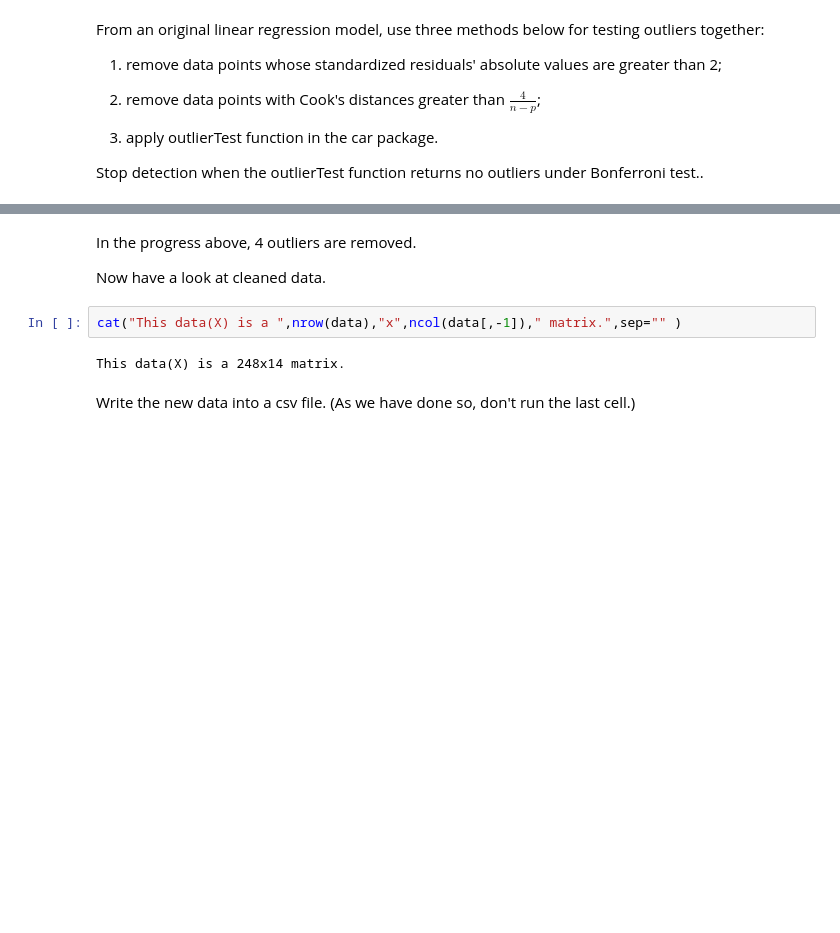
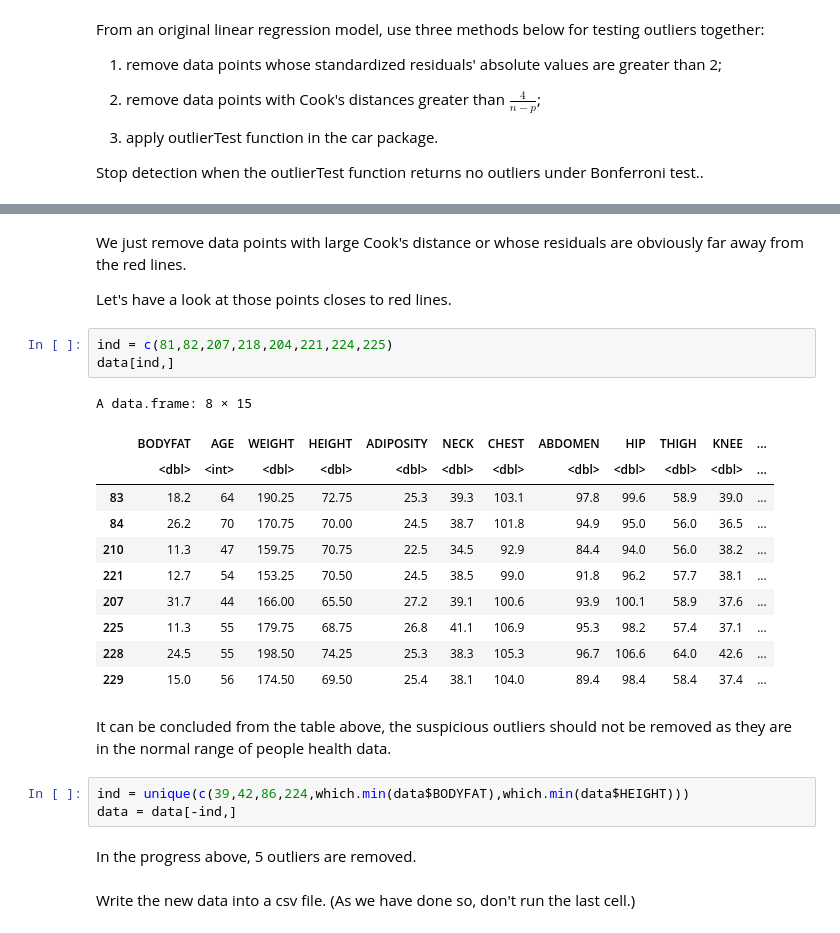
Before and after one commit to jwu424/628Module2, a Jupyter notebook: data cleaning.ipynb, the cells around one changed output, grey strips where cells are left out. Drawn from its saved outputs; the diff is of its cells as text; blank space fills up the shorter version.

```diff
--- a/data cleaning.ipynb
+++ b/data cleaning.ipynb
@@ -78,11 +99,29 @@ Largest |rstudent|:
+# %% [markdown]
+We just remove data points with large Cook's distance or whose residuals are obviously far away from the red lines.
+
+Let's have a look at those points closes to red lines.
+# %%
+ind = c(81,82,207,218,204,221,224,225)
+data[ind,]
+# %% [output]
+A data.frame: 8 × 15
+|  | BODYFAT | AGE | WEIGHT | HEIGHT | ADIPOSITY | NECK | CHEST | ABDOMEN | HIP | THIGH | KNEE | ... |
+|  | <dbl> | <int> | <dbl> | <dbl> | <dbl> | <dbl> | <dbl> | <dbl> | <dbl> | <dbl> | <dbl> | ... |
+| 83 | 18.2 | 64 | 190.25 | 72.75 | 25.3 | 39.3 | 103.1 | 97.8 | 99.6 | 58.9 | 39.0 | ... |
+| 84 | 26.2 | 70 | 170.75 | 70.00 | 24.5 | 38.7 | 101.8 | 94.9 | 95.0 | 56.0 | 36.5 | ... |
+| 210 | 11.3 | 47 | 159.75 | 70.75 | 22.5 | 34.5 | 92.9 | 84.4 | 94.0 | 56.0 | 38.2 | ... |
+| 221 | 12.7 | 54 | 153.25 | 70.50 | 24.5 | 38.5 | 99.0 | 91.8 | 96.2 | 57.7 | 38.1 | ... |
+| 207 | 31.7 | 44 | 166.00 | 65.50 | 27.2 | 39.1 | 100.6 | 93.9 | 100.1 | 58.9 | 37.6 | ... |
+| 225 | 11.3 | 55 | 179.75 | 68.75 | 26.8 | 41.1 | 106.9 | 95.3 | 98.2 | 57.4 | 37.1 | ... |
+| 228 | 24.5 | 55 | 198.50 | 74.25 | 25.3 | 38.3 | 105.3 | 96.7 | 106.6 | 64.0 | 42.6 | ... |
+| 229 | 15.0 | 56 | 174.50 | 69.50 | 25.4 | 38.1 | 104.0 | 89.4 | 98.4 | 58.4 | 37.4 | ... |
+# %% [markdown]
+It can be concluded from the table above, the suspicious outliers should not be removed as they are in the normal range of people health data.
+# %%
+ind = unique(c(39,42,86,224,which.min(data$BODYFAT),which.min(data$HEIGHT)))
+data = data[-ind,]
 # %% [markdown]
-In the progress above, 4 outliers are removed.
-
-Now have a look at cleaned data.
+In the progress above, 5 outliers are removed.
-# %%
-cat("This data(X) is a ",nrow(data),"x",ncol(data[,-1])," matrix.",sep="" )
-# %% [output]
-This data(X) is a 248x14 matrix.
 # %% [markdown]
 Write the new data into a csv file. (As we have done so, don't run the last cell.)
 # %%
```
Also changed, not shown: parts of 8 cells of this notebook.
